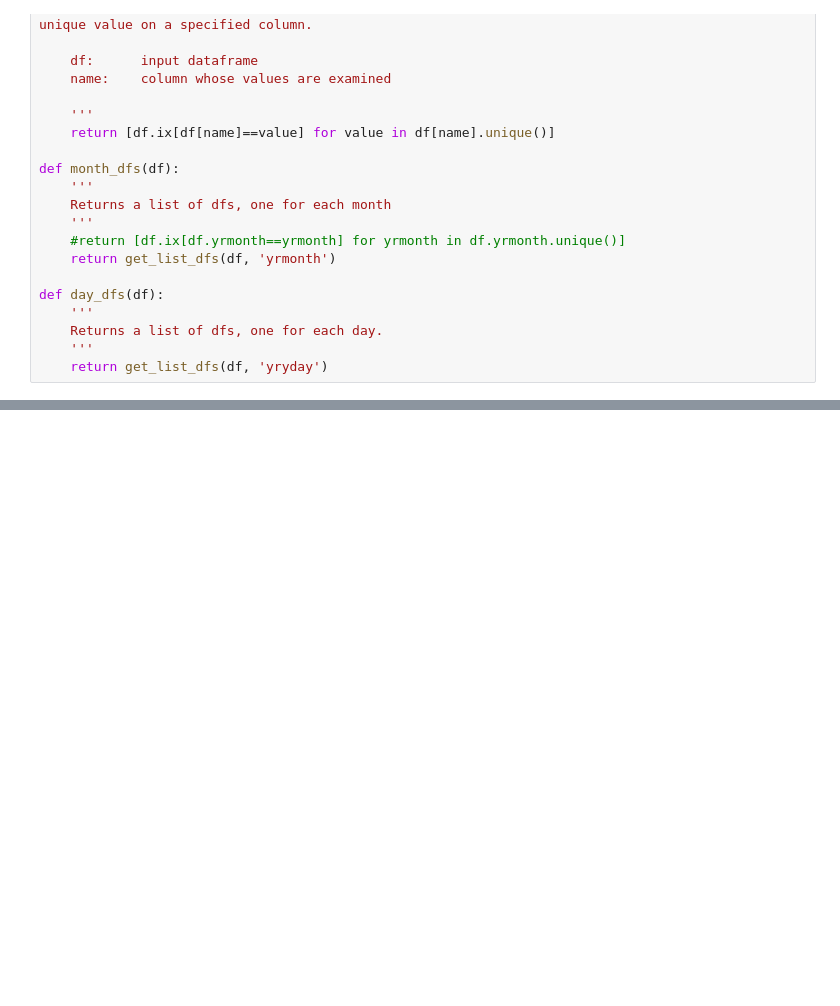
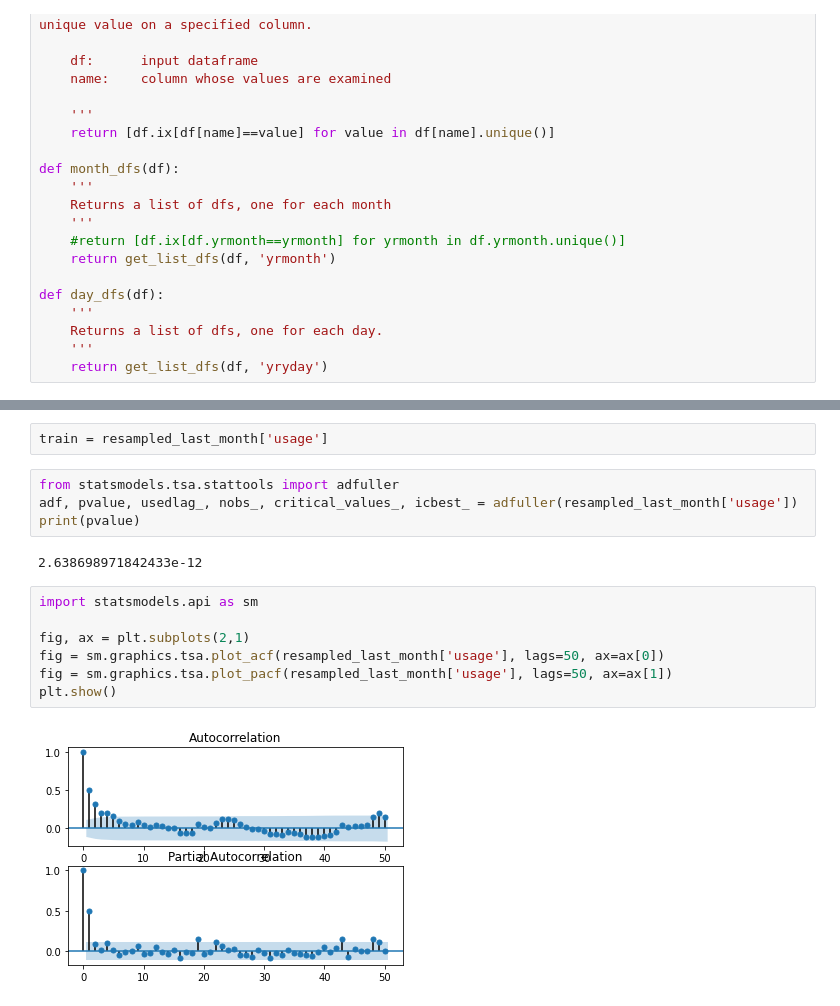
Before and after one commit to tumalow-will/boucherot, a Jupyter notebook: building_ml_notebook.ipynb, the cells around one changed output, grey strips where cells are left out. Cells and saved outputs as stored; diff of their text form; blank space fills up the shorter version.

```diff
--- a/building_ml_notebook.ipynb
+++ b/building_ml_notebook.ipynb
@@ -102,0 +176,17 @@ NameError: name 'os' is not defined
+# %%
+train = resampled_last_month['usage']
+# %%
+from statsmodels.tsa.stattools import adfuller
+adf, pvalue, usedlag_, nobs_, critical_values_, icbest_ = adfuller(resampled_last_month['usage'])
+print(pvalue)
+# %% [output]
+2.638698971842433e-12
+# %%
+import statsmodels.api as sm
+
+fig, ax = plt.subplots(2,1)
+fig = sm.graphics.tsa.plot_acf(resampled_last_month['usage'], lags=50, ax=ax[0])
+fig = sm.graphics.tsa.plot_pacf(resampled_last_month['usage'], lags=50, ax=ax[1])
+plt.show()
+# %% [output]
+[figure, added]
```
Also changed, not shown: parts of 20 cells of this notebook.
